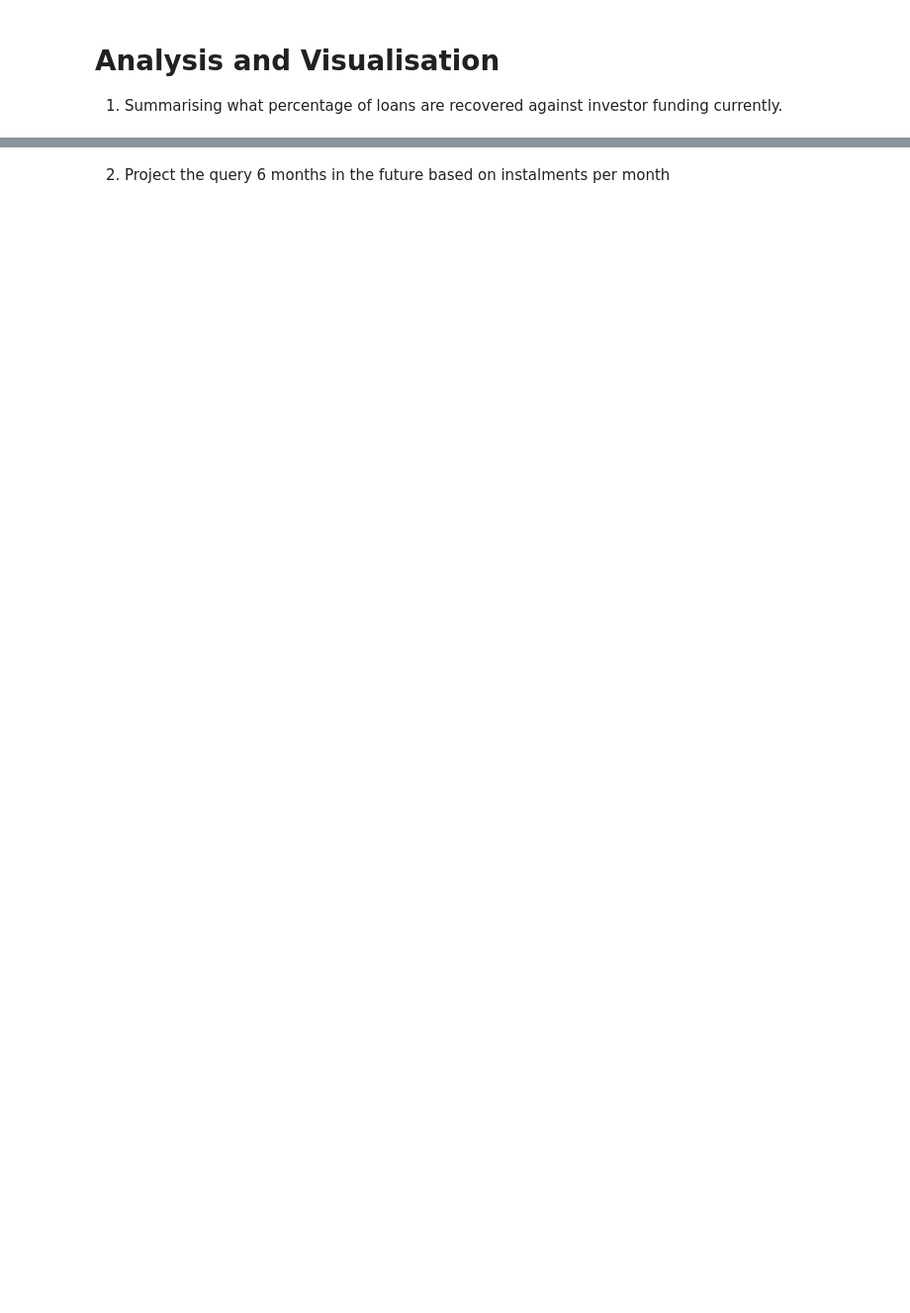
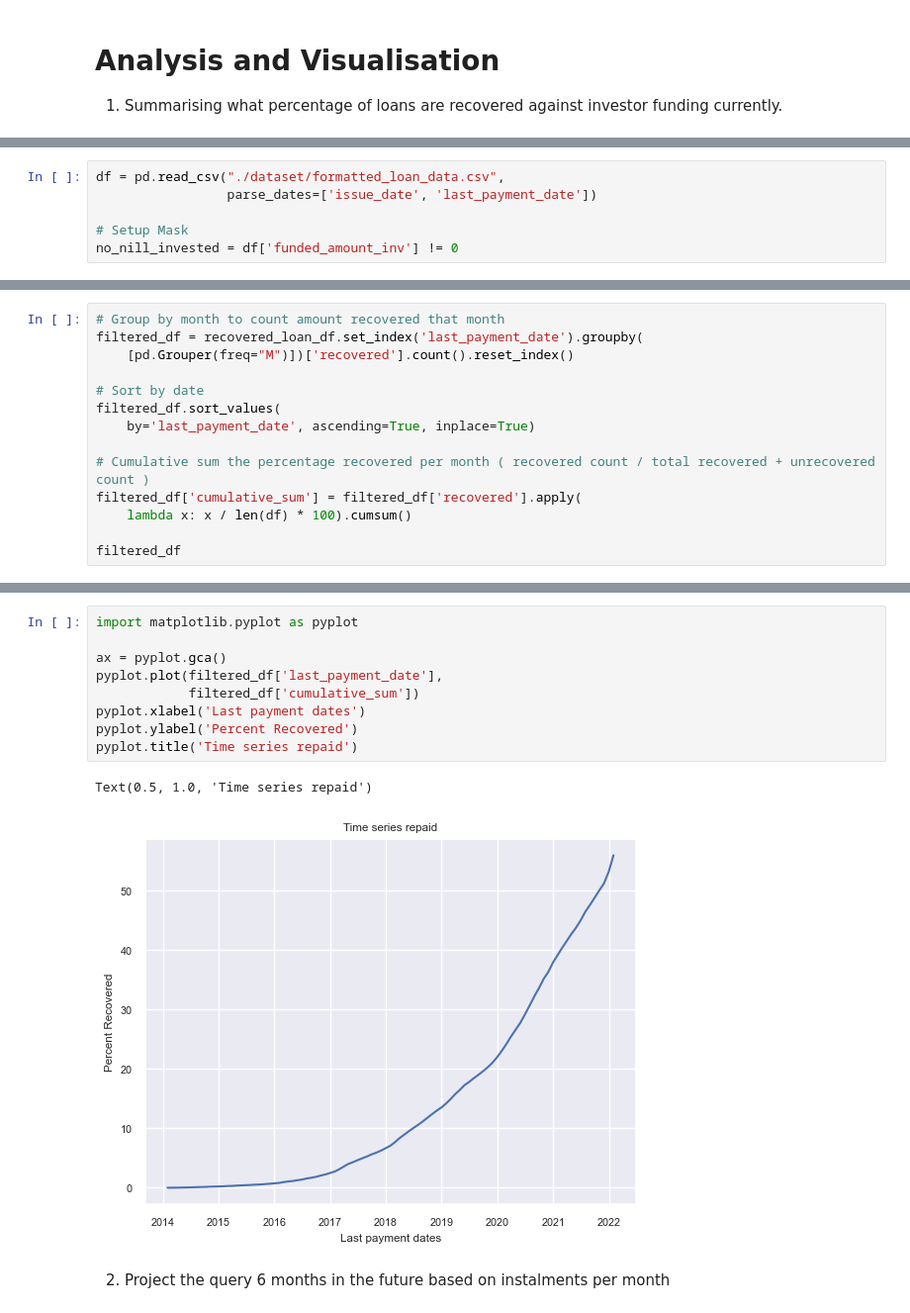
Before and after one commit to stealthchopper2k/exploratory-data-analysis---customer-loans-in-finance, a Jupyter notebook: main.ipynb, the cells around one changed output, grey strips where cells are left out. Shown at 99% size. Cells and saved outputs as stored; diff of their text form; blank space fills up the shorter version.

Commit message:
fixed percentage calculation over years of recovered loans using cumulative distribution

```diff
--- a/main.ipynb
+++ b/main.ipynb
@@ -275,0 +256,6 @@ percent_of_loans_recovered: 56.18%
+# %%
+df = pd.read_csv("./dataset/formatted_loan_data.csv",
+                 parse_dates=['issue_date', 'last_payment_date'])
+
+# Setup Mask
+no_nill_invested = df['funded_amount_inv'] != 0
@@ -275,0 +322,14 @@ percent_of_loans_recovered: 56.18%
+# %%
+# Group by month to count amount recovered that month
+filtered_df = recovered_loan_df.set_index('last_payment_date').groupby(
+    [pd.Grouper(freq="M")])['recovered'].count().reset_index()
+
+# Sort by date
+filtered_df.sort_values(
+    by='last_payment_date', ascending=True, inplace=True)
+
+# Cumulative sum the percentage recovered per month ( recovered count / total recovered + unrecovered count )
+filtered_df['cumulative_sum'] = filtered_df['recovered'].apply(
+    lambda x: x / len(df) * 100).cumsum()
+
+filtered_df
@@ -276,2 +350,14 @@ percent_of_loans_recovered: 56.18%
+# %%
+import matplotlib.pyplot as pyplot
+
+ax = pyplot.gca()
+pyplot.plot(filtered_df['last_payment_date'],
+            filtered_df['cumulative_sum'])
+pyplot.xlabel('Last payment dates')
+pyplot.ylabel('Percent Recovered')
+pyplot.title('Time series repaid')
+# %% [output]
+Text(0.5, 1.0, 'Time series repaid')
+[figure, added]
 # %% [markdown]
 2. Project the query 6 months in the future based on instalments per month
```
Also changed, not shown: parts of 10 cells of this notebook, 3 other files.
